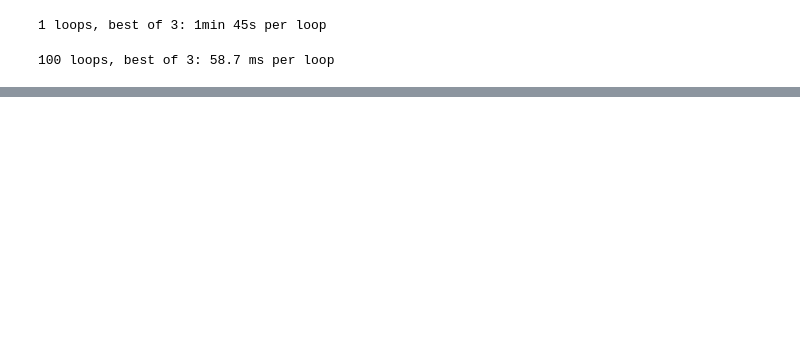
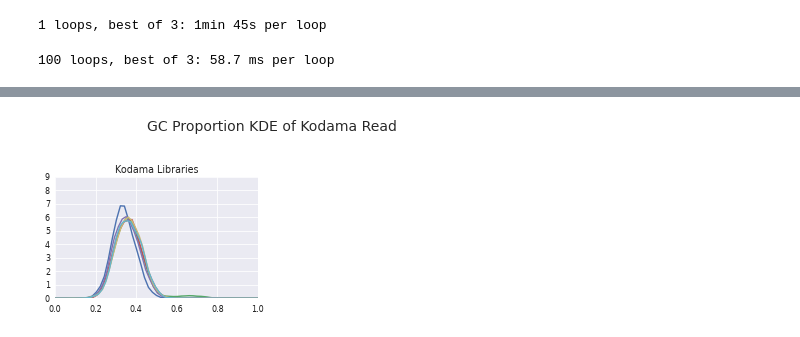
Before and after one commit to fmaguire/PhD_thesis, a Jupyter notebook: chapters/4.Chapter2/figures/plot_notebooks/GC library plot.ipynb, the cells around one changed output, grey strips where cells are left out. Saved outputs shown, nothing was run; the diff lists cells and outputs as text; code cells hidden in the pictures; blank space fills up the shorter version.

```diff
--- a/chapters/4.Chapter2/figures/plot_notebooks/GC library plot.ipynb
+++ b/chapters/4.Chapter2/figures/plot_notebooks/GC library plot.ipynb
@@ -96,0 +127,23 @@ fig.savefig("lib_gc_prop.png")
+# %%
+## TRImmed
+
+def seek_sample2(filename, n=10000):
+    sample = []
+    with open(filename, 'rb') as fh:
+        sample = np.array([float(x) for x in fh.readlines()])
+
+    return sample
+
+d2_2=seek_sample2("/data/sequencing_projects/gc_prop/dark2_2_Q30_R1_paired.fastq_gc_prop.txt")
+d2_3=seek_sample2("/data/sequencing_projects/gc_prop/dark2_3_Q30_R1_paired.fastq_gc_prop.txt")
+d2_6=seek_sample2("/data/sequencing_projects/gc_prop/dark2_6_Q30_R1_paired.fastq_gc_prop.txt")
+d2_7=seek_sample2("/data/sequencing_projects/gc_prop/dark2_7_Q30_R1_paired.fastq_gc_prop.txt")
+d2_8=seek_sample2("/data/sequencing_projects/gc_prop/dark2_8_Q30_R1_paired.fastq_gc_prop.txt")
+
+d1_2=seek_sample2("/data/sequencing_projects/gc_prop/dark1_2_Q30_R1_paired.fastq_gc_prop.txt")
+d1_3=seek_sample2("/data/sequencing_projects/gc_prop/dark1_3_Q30_R1_paired.fastq_gc_prop.txt")
+d1_5=seek_sample2("/data/sequencing_projects/gc_prop/dark1_5_Q30_R1_paired.fastq_gc_prop.txt")
+
+l1_9=seek_sample2("/data/sequencing_projects/gc_prop/light1_9_Q30_R1_paired.fastq_gc_prop.txt")
+l1_10=seek_sample2("/data/sequencing_projects/gc_prop/light1_10_Q30_R1_paired.fastq_gc_prop.txt")
+l1_11=seek_sample2("/data/sequencing_projects/gc_prop/light1_11_Q30_R1_paired.fastq_gc_prop.txt")
@@ -96,0 +217,19 @@ fig.savefig("lib_gc_prop.png")
+# %%
+## Kodama GC Prop
+
+
+d54=seek_sample2("/data/kodama/DRR003754_1.fastq.bz2_gc.txt")
+d55=seek_sample2("/data/kodama/DRR003755_1.fastq.bz2_gc.txt")
+d56=seek_sample2("/data/kodama/DRR003756_1.fastq.bz2_gc.txt")
+d57=seek_sample2("/data/kodama/DRR003757_1.fastq.bz2_gc.txt")
+d58=seek_sample2("/data/kodama/DRR003758_1.fastq.bz2_gc.txt")
+d59=seek_sample2("/data/kodama/DRR003759_1.fastq.bz2_gc.txt")
+
+fig = plt.figure(figsize=(8,10))
+plt.suptitle("GC Proportion KDE of Kodama Read", size=14)
+ax1 = fig.add_subplot(421)
+
+for i in [d54, d55, d56, d57, d58, d59]:
+    sns.kdeplot(i, ax=ax1).set(xlim=(0, 1), ylim=(0, 9), title="Kodama Libraries")
+# %% [output]
+[figure, added]
```
Also changed, not shown: parts of 11 cells of this notebook, 7 other files.
